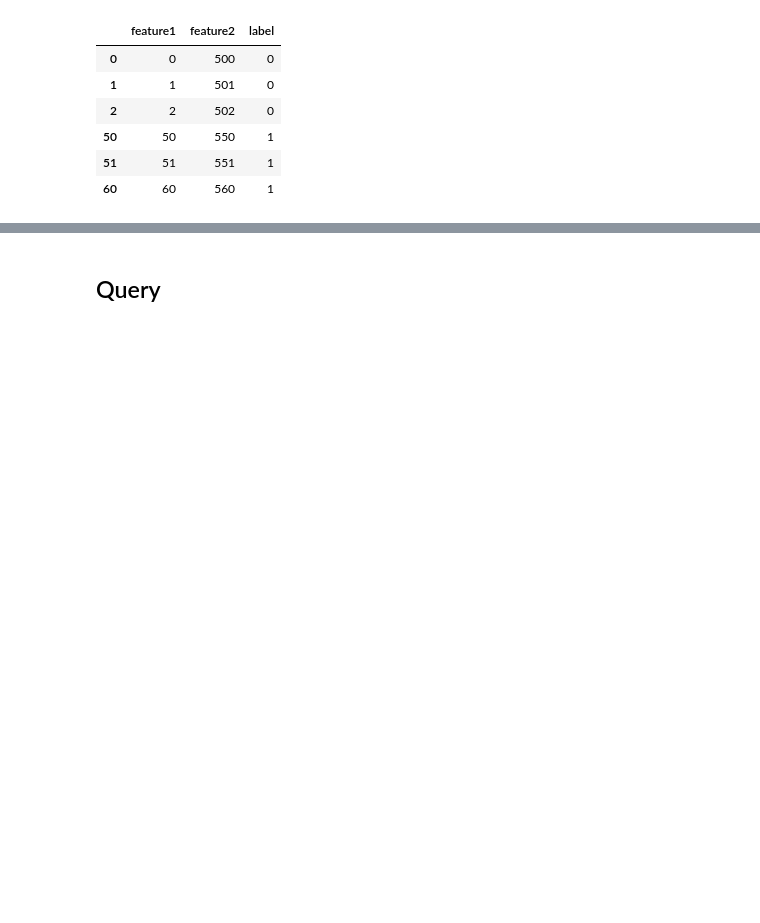
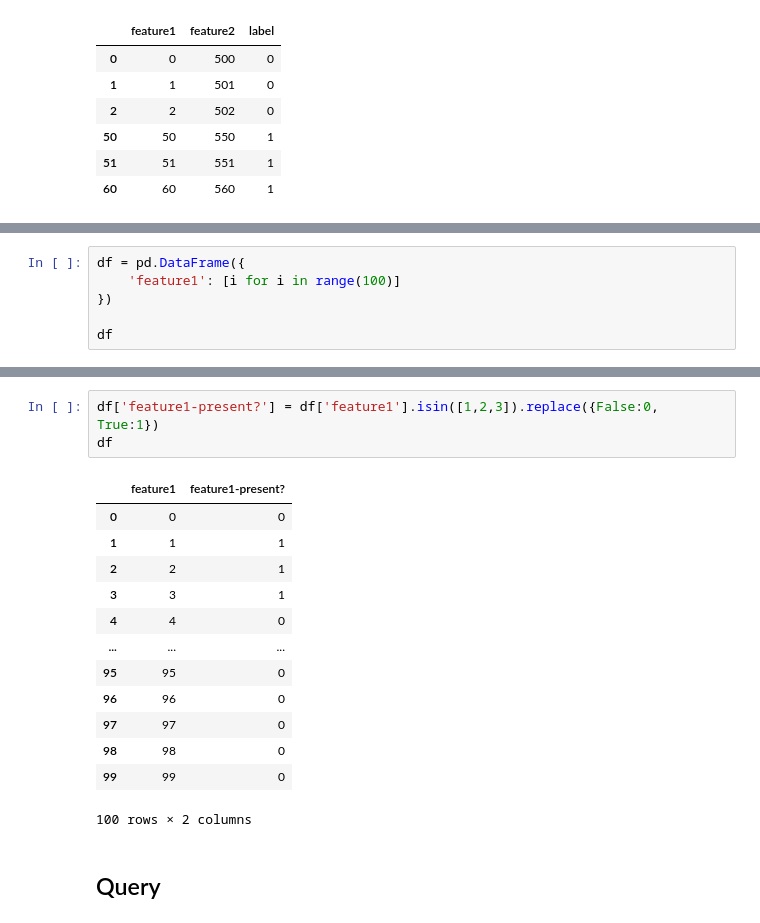
Before and after one commit to EvgeniiZorin/Handbook_Statistics-Probability-and-ML, a Jupyter notebook: _Pandas.ipynb, the cells around one changed output, grey strips where cells are left out. Cells and saved outputs as stored; diff of their text form; blank space fills up the shorter version.

```diff
--- a/_Pandas.ipynb
+++ b/_Pandas.ipynb
@@ -507,0 +522,6 @@ df.iloc[[0,1,2,50,51,60]]
+# %%
+df = pd.DataFrame({
+	'feature1': [i for i in range(100)]
+})
+
+df
@@ -508,3 +542,20 @@ df.iloc[[0,1,2,50,51,60]]
+# %%
+df['feature1-present?'] = df['feature1'].isin([1,2,3]).replace({False:0, True:1})
+df
+# %% [output]
+|  | feature1 | feature1-present? |
+| 0 | 0 | 0 |
+| 1 | 1 | 1 |
+| 2 | 2 | 1 |
+| 3 | 3 | 1 |
+| 4 | 4 | 0 |
+| ... | ... | ... |
+| 95 | 95 | 0 |
+| 96 | 96 | 0 |
+| 97 | 97 | 0 |
+| 98 | 98 | 0 |
+| 99 | 99 | 0 |
+100 rows × 2 columns
 # %% [markdown]
 ## Query
 # %%
```
Also changed, not shown: parts of 5 cells of this notebook, 1 other file.
